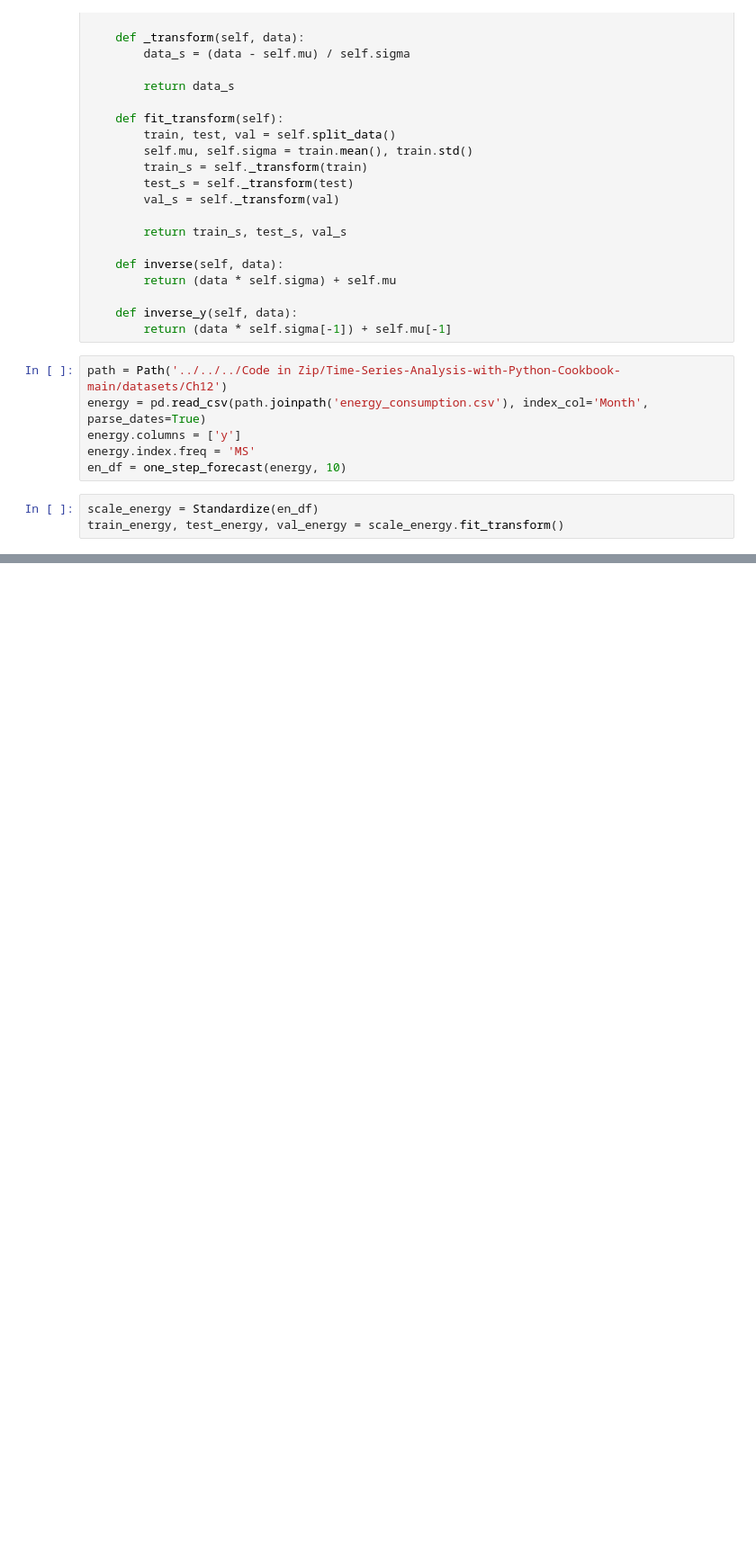
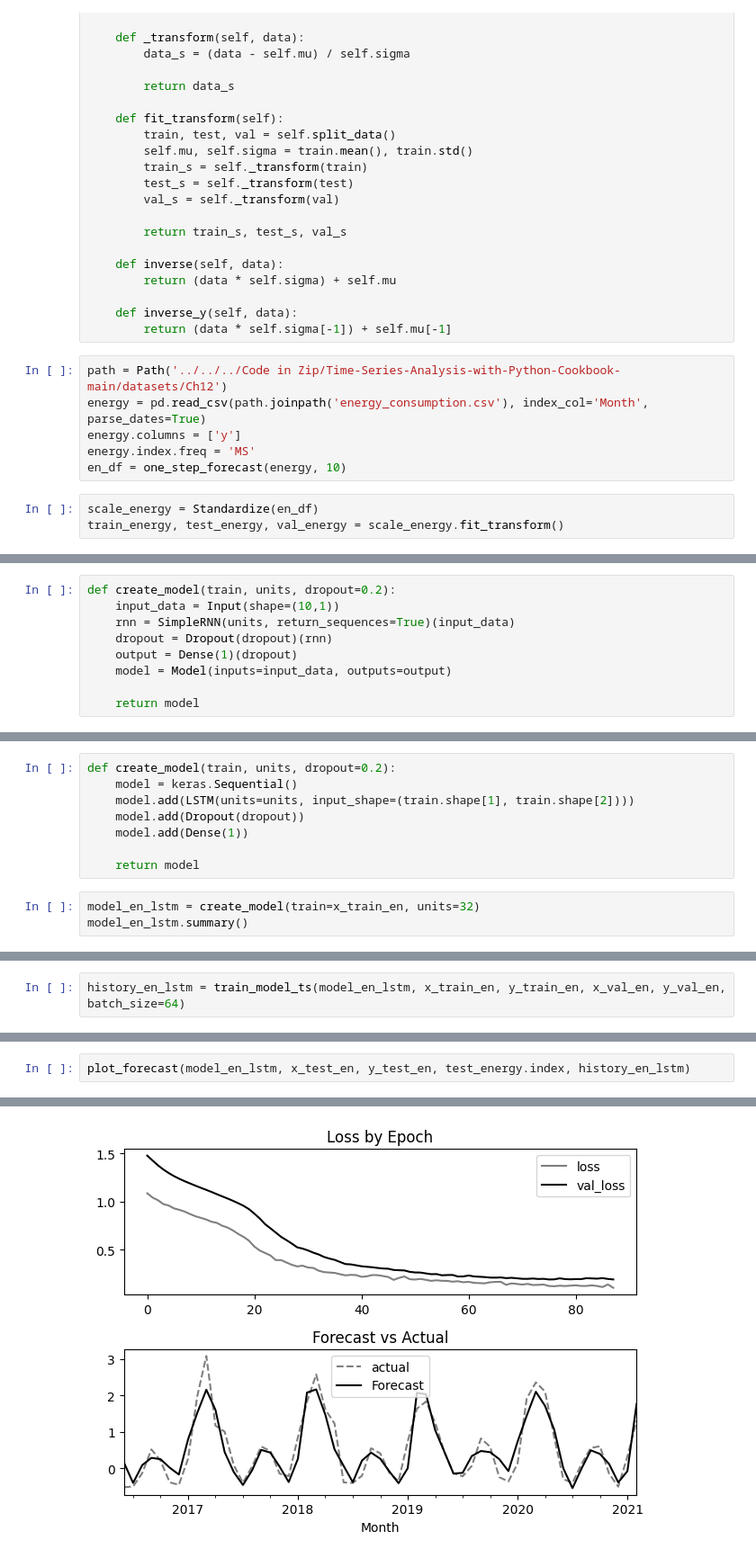
Before and after one commit to Jeremiah-Katumo/dsa, a Jupyter notebook: 3-time-series/11-deep-learning-for-ts-forecasting.ipynb, the cells around one changed output, grey strips where cells are left out. Shown: that part at 90% size. Cells and saved outputs as stored; diff of their text form; blank space fills up the shorter version.

```diff
--- a/3-time-series/11-deep-learning-for-ts-forecasting.ipynb
+++ b/3-time-series/11-deep-learning-for-ts-forecasting.ipynb
@@ -76,0 +223,9 @@ train_energy, test_energy, val_energy = scale_energy.fit_transform()
+# %%
+def create_model(train, units, dropout=0.2):
+    input_data = Input(shape=(10,1))
+    rnn = SimpleRNN(units, return_sequences=True)(input_data)
+    dropout = Dropout(dropout)(rnn)
+    output = Dense(1)(dropout)
+    model = Model(inputs=input_data, outputs=output)
+
+    return model
@@ -76,0 +234,11 @@ train_energy, test_energy, val_energy = scale_energy.fit_transform()
+# %%
+def create_model(train, units, dropout=0.2):
+    model = keras.Sequential()
+    model.add(LSTM(units=units, input_shape=(train.shape[1], train.shape[2])))
+    model.add(Dropout(dropout))
+    model.add(Dense(1))
+
+    return model
+# %%
+model_en_lstm = create_model(train=x_train_en, units=32)
+model_en_lstm.summary()
@@ -76,0 +259,2 @@ train_energy, test_energy, val_energy = scale_energy.fit_transform()
+# %%
+history_en_lstm = train_model_ts(model_en_lstm, x_train_en, y_train_en, x_val_en, y_val_en, batch_size=64)
@@ -76,0 +279,3 @@ train_energy, test_energy, val_energy = scale_energy.fit_transform()
+# %%
+plot_forecast(model_en_lstm, x_test_en, y_test_en, test_energy.index, history_en_lstm)
+# %% [output]
@@ -76,0 +283 @@ train_energy, test_energy, val_energy = scale_energy.fit_transform()
+[figure, added]
```
Also changed, not shown: parts of 45 cells of this notebook, 1 other file.
